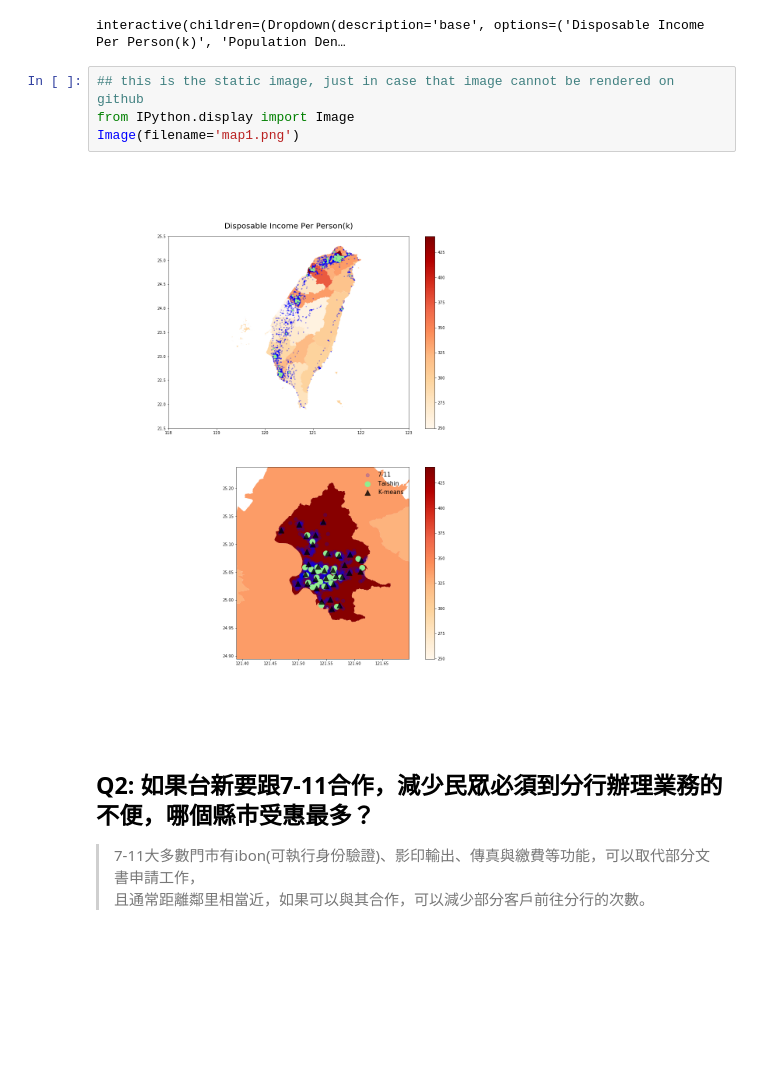
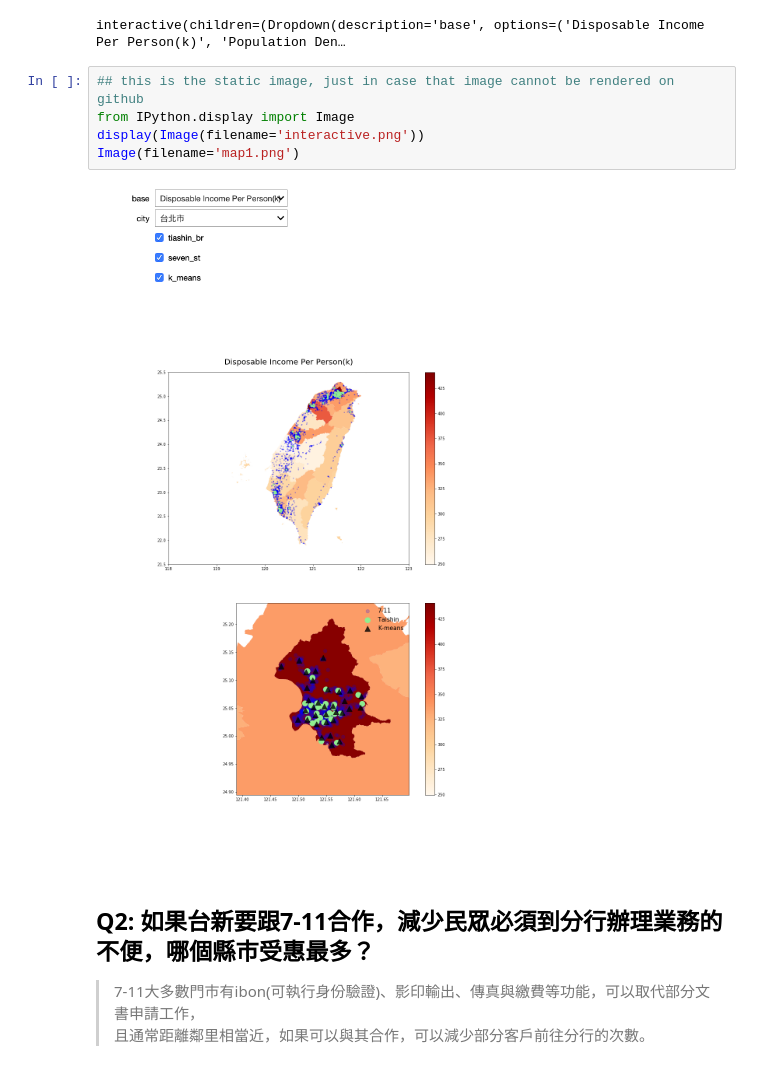
Before and after one commit to kill10399/Taishin_interview, a Jupyter notebook: main.ipynb, the cells around one changed output. Saved outputs shown, nothing was run; the diff lists cells and outputs as text; blank space fills up the shorter version.

```diff
--- a/main.ipynb
+++ b/main.ipynb
@@ -232,9 +232,11 @@ interactive(children=(Dropdown(description='base', options=('Disposable Income P
 # %%
 ## this is the static image, just in case that image cannot be rendered on github
 from IPython.display import Image
+display(Image(filename='interactive.png'))
 Image(filename='map1.png')
 # %% [output]
-[figure, old version]
+[figure, new version]
+[figure, added]
 # %% [markdown]
 ## Q2: 如果台新要跟7-11合作，減少民眾必須到分行辦理業務的不便，哪個縣市受惠最多？
 
```
Also changed, not shown: 1 other file.
